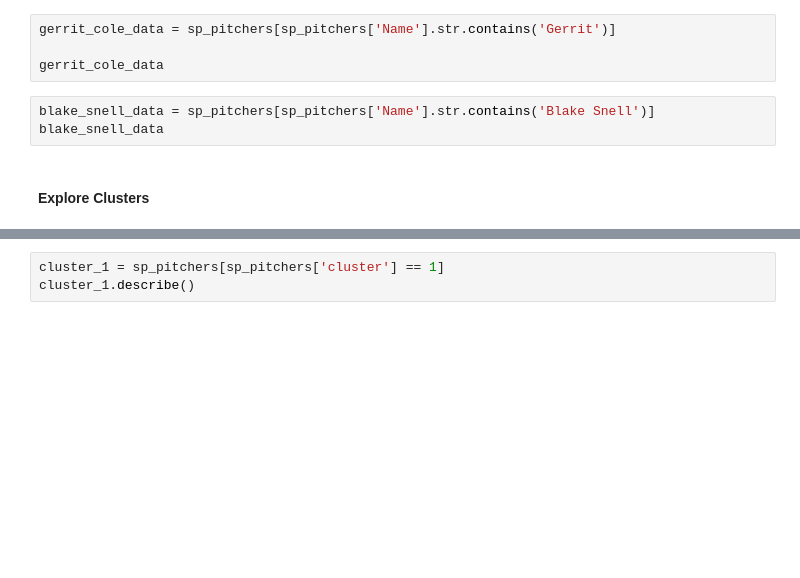
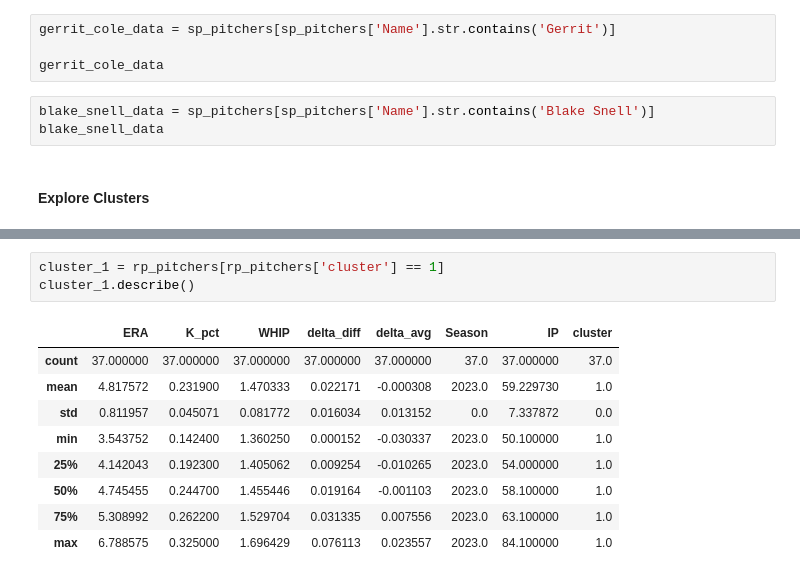
Before and after one commit to RudimentaryChef/RedsHackathon, a Jupyter notebook: BB-Analytics-Hackathon.ipynb, the cells around one changed output, grey strips where cells are left out. Drawn from its saved outputs; the diff is of its cells as text; blank space fills up the shorter version.

```diff
--- a/BB-Analytics-Hackathon.ipynb
+++ b/BB-Analytics-Hackathon.ipynb
@@ -230,5 +262,15 @@ cluster_0.sort_values(by='ERA', ascending=True).head()
 # %%
-cluster_1 = sp_pitchers[sp_pitchers['cluster'] == 1]
+cluster_1 = rp_pitchers[rp_pitchers['cluster'] == 1]
 cluster_1.describe()
+# %% [output]
+|  | ERA | K_pct | WHIP | delta_diff | delta_avg | Season | IP | cluster |
+| count | 37.000000 | 37.000000 | 37.000000 | 37.000000 | 37.000000 | 37.0 | 37.000000 | 37.0 |
+| mean | 4.817572 | 0.231900 | 1.470333 | 0.022171 | -0.000308 | 2023.0 | 59.229730 | 1.0 |
+| std | 0.811957 | 0.045071 | 0.081772 | 0.016034 | 0.013152 | 0.0 | 7.337872 | 0.0 |
+| min | 3.543752 | 0.142400 | 1.360250 | 0.000152 | -0.030337 | 2023.0 | 50.100000 | 1.0 |
+| 25% | 4.142043 | 0.192300 | 1.405062 | 0.009254 | -0.010265 | 2023.0 | 54.000000 | 1.0 |
+| 50% | 4.745455 | 0.244700 | 1.455446 | 0.019164 | -0.001103 | 2023.0 | 58.100000 | 1.0 |
+| 75% | 5.308992 | 0.262200 | 1.529704 | 0.031335 | 0.007556 | 2023.0 | 63.100000 | 1.0 |
+| max | 6.788575 | 0.325000 | 1.696429 | 0.076113 | 0.023557 | 2023.0 | 84.100000 | 1.0 |
 # %%
 cluster_1.sort_values(by='ERA', ascending=True).head()
```
Also changed, not shown: parts of 11 cells of this notebook.
